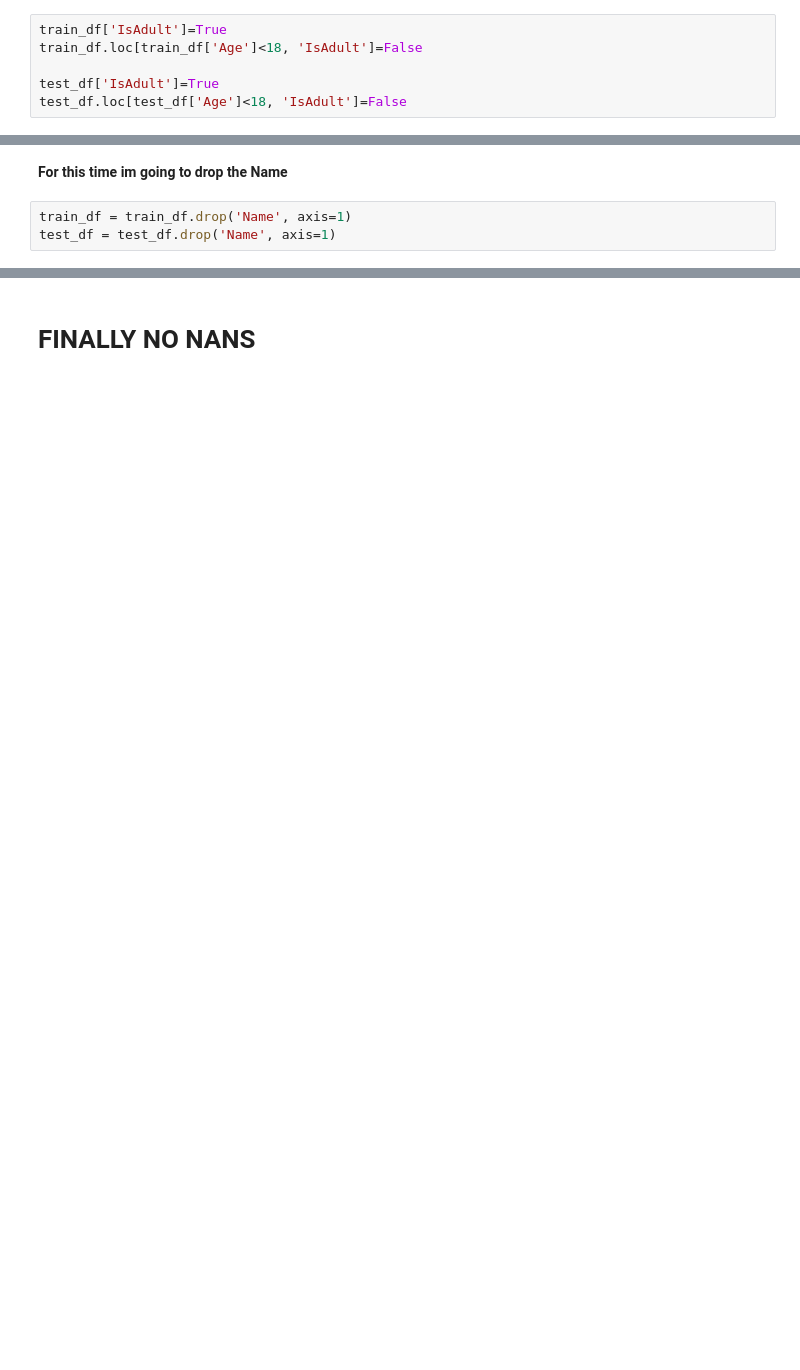
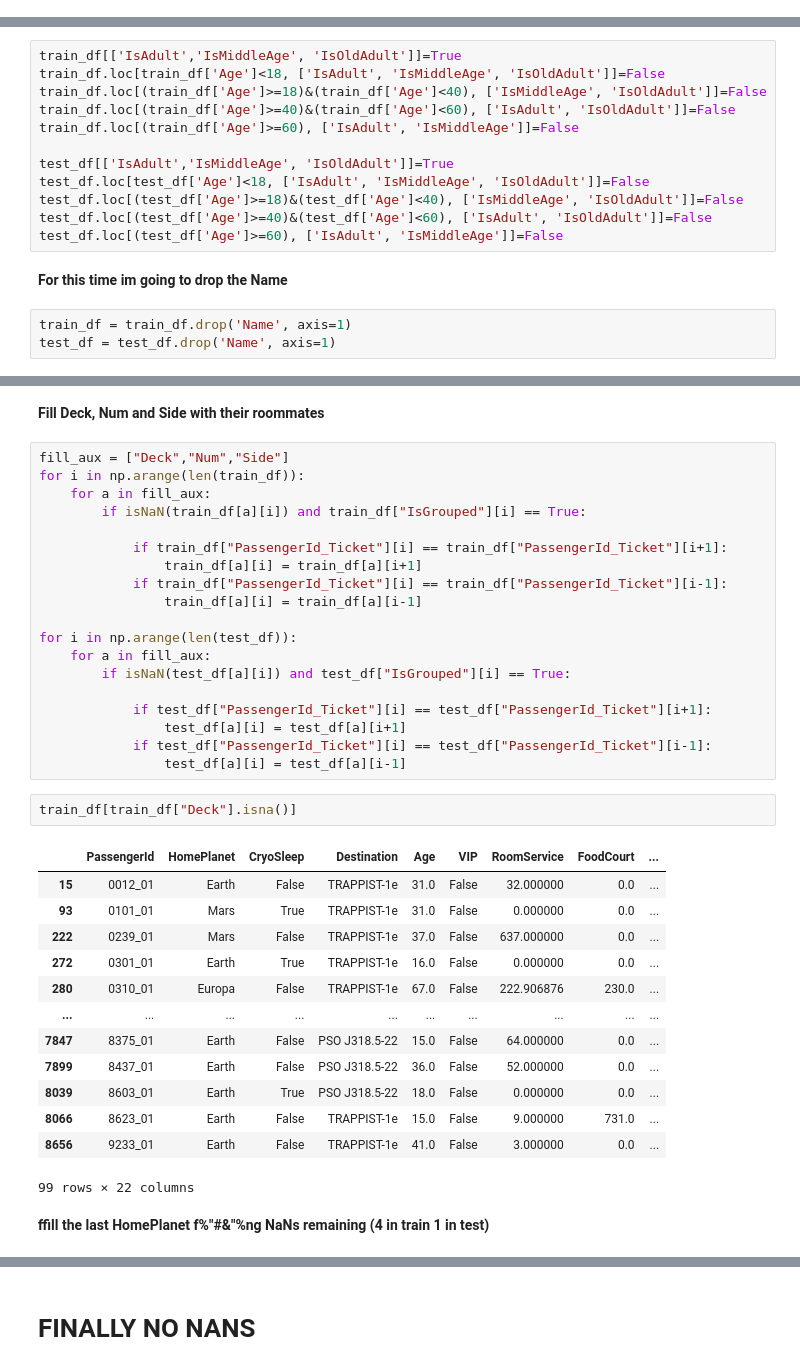
Before and after one commit to deldanr/Spaceship-Titanic, a Jupyter notebook: spaceship-titanic.ipynb, the cells around one changed output, grey strips where cells are left out. Drawn from its saved outputs; the diff is of its cells as text; blank space fills up the shorter version.

```diff
--- a/spaceship-titanic.ipynb
+++ b/spaceship-titanic.ipynb
@@ -655,6 +629,0 @@ dtype: int64
-# %%
-train_df['IsAdult']=True
-train_df.loc[train_df['Age']<18, 'IsAdult']=False
-
-test_df['IsAdult']=True
-test_df.loc[test_df['Age']<18, 'IsAdult']=False
@@ -678,3 +640,15 @@ test_df["Age"].fillna(test_df["Age"].mean(), inplace=True)
+# %%
+train_df[['IsAdult','IsMiddleAge', 'IsOldAdult']]=True
+train_df.loc[train_df['Age']<18, ['IsAdult', 'IsMiddleAge', 'IsOldAdult']]=False
+train_df.loc[(train_df['Age']>=18)&(train_df['Age']<40), ['IsMiddleAge', 'IsOldAdult']]=False
+train_df.loc[(train_df['Age']>=40)&(train_df['Age']<60), ['IsAdult', 'IsOldAdult']]=False
+train_df.loc[(train_df['Age']>=60), ['IsAdult', 'IsMiddleAge']]=False
+
+test_df[['IsAdult','IsMiddleAge', 'IsOldAdult']]=True
+test_df.loc[test_df['Age']<18, ['IsAdult', 'IsMiddleAge', 'IsOldAdult']]=False
+test_df.loc[(test_df['Age']>=18)&(test_df['Age']<40), ['IsMiddleAge', 'IsOldAdult']]=False
+test_df.loc[(test_df['Age']>=40)&(test_df['Age']<60), ['IsAdult', 'IsOldAdult']]=False
+test_df.loc[(test_df['Age']>=60), ['IsAdult', 'IsMiddleAge']]=False
 # %% [markdown]
 **For this time im going to drop the Name**
 # %%
@@ -682,0 +677,39 @@ test_df = test_df.drop('Name', axis=1)
+# %% [markdown]
+**Fill Deck, Num and Side with their roommates**
+# %%
+fill_aux = ["Deck","Num","Side"]
+for i in np.arange(len(train_df)):
+    for a in fill_aux:
+        if isNaN(train_df[a][i]) and train_df["IsGrouped"][i] == True:
+
+            if train_df["PassengerId_Ticket"][i] == train_df["PassengerId_Ticket"][i+1]:
+                train_df[a][i] = train_df[a][i+1]
+            if train_df["PassengerId_Ticket"][i] == train_df["PassengerId_Ticket"][i-1]:
+                train_df[a][i] = train_df[a][i-1]
+
+for i in np.arange(len(test_df)):
+    for a in fill_aux:
+        if isNaN(test_df[a][i]) and test_df["IsGrouped"][i] == True:
+
+            if test_df["PassengerId_Ticket"][i] == test_df["PassengerId_Ticket"][i+1]:
+                test_df[a][i] = test_df[a][i+1]
+            if test_df["PassengerId_Ticket"][i] == test_df["PassengerId_Ticket"][i-1]:
+                test_df[a][i] = test_df[a][i-1]
+# %%
+train_df[train_df["Deck"].isna()]
+# %% [output]
+|  | PassengerId | HomePlanet | CryoSleep | Destination | Age | VIP | RoomService | FoodCourt | ... |
+| 15 | 0012_01 | Earth | False | TRAPPIST-1e | 31.0 | False | 32.000000 | 0.0 | ... |
+| 93 | 0101_01 | Mars | True | TRAPPIST-1e | 31.0 | False | 0.000000 | 0.0 | ... |
+| 222 | 0239_01 | Mars | False | TRAPPIST-1e | 37.0 | False | 637.000000 | 0.0 | ... |
+| 272 | 0301_01 | Earth | True | TRAPPIST-1e | 16.0 | False | 0.000000 | 0.0 | ... |
+| 280 | 0310_01 | Europa | False | TRAPPIST-1e | 67.0 | False | 222.906876 | 230.0 | ... |
+| ... | ... | ... | ... | ... | ... | ... | ... | ... | ... |
+| 7847 | 8375_01 | Earth | False | PSO J318.5-22 | 15.0 | False | 64.000000 | 0.0 | ... |
+| 7899 | 8437_01 | Earth | False | PSO J318.5-22 | 36.0 | False | 52.000000 | 0.0 | ... |
+| 8039 | 8603_01 | Earth | True | PSO J318.5-22 | 18.0 | False | 0.000000 | 0.0 | ... |
+| 8066 | 8623_01 | Earth | False | TRAPPIST-1e | 15.0 | False | 9.000000 | 731.0 | ... |
+| 8656 | 9233_01 | Earth | False | TRAPPIST-1e | 41.0 | False | 3.000000 | 0.0 | ... |
+99 rows × 22 columns
+# %% [markdown]
+**ffill the last HomePlanet f%"#&"%ng NaNs remaining (4 in train 1 in test)**
```
Also changed, not shown: parts of 89 cells of this notebook.
